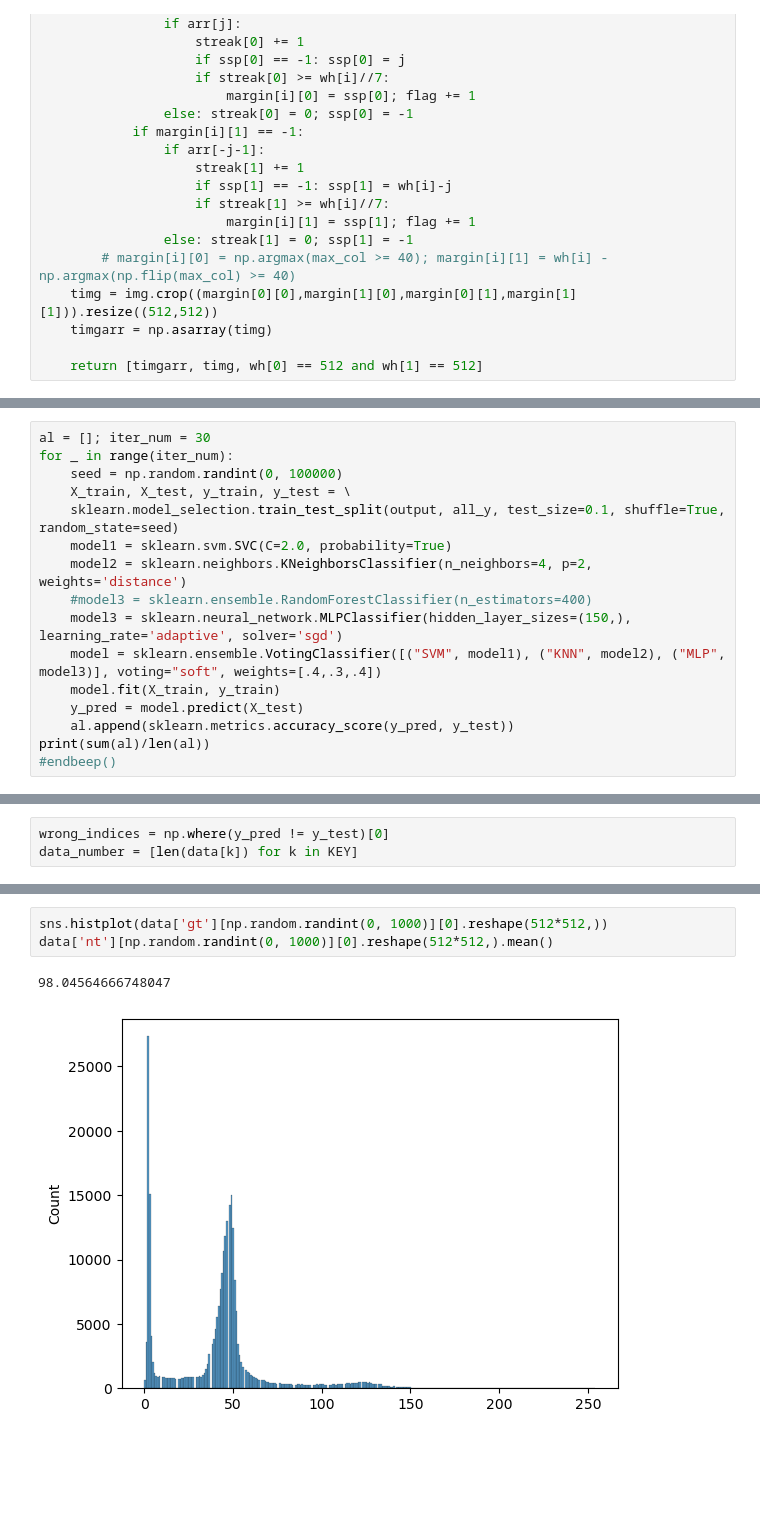
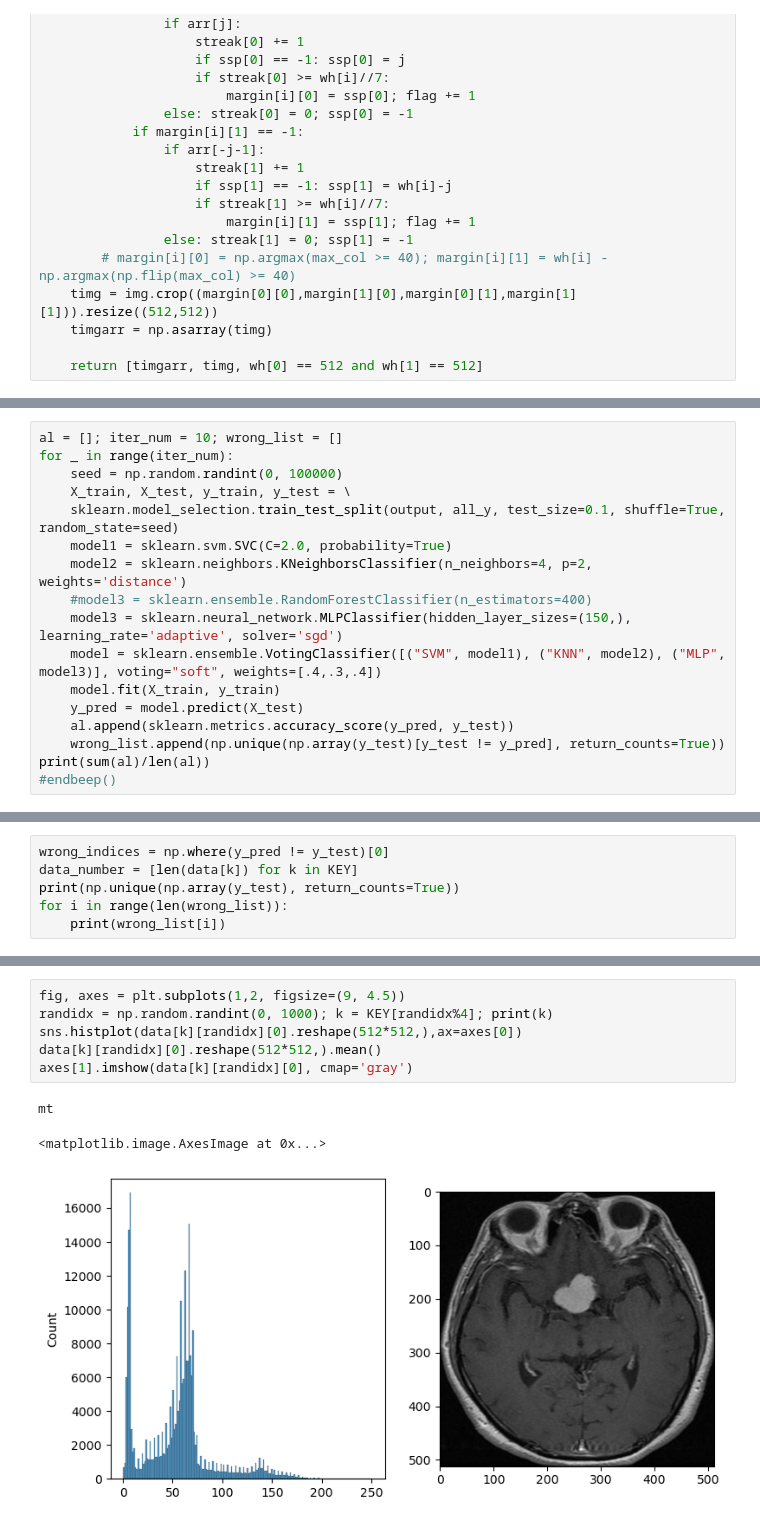
Before and after one commit to naniri04/Ossw_Final, a Jupyter notebook: main.ipynb, the cells around one changed output, grey strips where cells are left out. Cells and saved outputs as stored; diff of their text form; blank space fills up the shorter version.

```diff
--- a/main.ipynb
+++ b/main.ipynb
@@ -156,6 +156,6 @@ output = pca.transform(output)
 [figure]
 # %%
-al = []; iter_num = 30
+al = []; iter_num = 10; wrong_list = []
 for _ in range(iter_num):
     seed = np.random.randint(0, 100000)
     X_train, X_test, y_train, y_test = \
@@ -168,6 +168,7 @@ for _ in range(iter_num):
     model.fit(X_train, y_train)
     y_pred = model.predict(X_test)
     al.append(sklearn.metrics.accuracy_score(y_pred, y_test))
+    wrong_list.append(np.unique(np.array(y_test)[y_test != y_pred], return_counts=True))
 print(sum(al)/len(al))
 #endbeep()
 # %% [output]
@@ -175,3 +176,6 @@ print(sum(al)/len(al))
 # %%
 wrong_indices = np.where(y_pred != y_test)[0]
 data_number = [len(data[k]) for k in KEY]
+print(np.unique(np.array(y_test), return_counts=True))
+for i in range(len(wrong_list)):
+    print(wrong_list[i])
@@ -193,9 +220,13 @@ al
-# %%
-sns.histplot(data['gt'][np.random.randint(0, 1000)][0].reshape(512*512,))
-data['nt'][np.random.randint(0, 1000)][0].reshape(512*512,).mean()
-# %% [output]
-98.04564666748047
-[figure, removed]
+# %%
+fig, axes = plt.subplots(1,2, figsize=(9, 4.5))
+randidx = np.random.randint(0, 1000); k = KEY[randidx%4]; print(k)
+sns.histplot(data[k][randidx][0].reshape(512*512,),ax=axes[0])
+data[k][randidx][0].reshape(512*512,).mean()
+axes[1].imshow(data[k][randidx][0], cmap='gray')
+# %% [output]
+mt
+<matplotlib.image.AxesImage at 0x...>
+[figure, added]
 # %%
 # model = sklearn.svm.SVC()
 # param_grid = {'C':[0.2, 1, 2], 'tol':[0.001, 0.005, 0.0001], 'max_iter':[None, 1000, 500, 200]}
```
Also changed, not shown: parts of 9 cells of this notebook.
